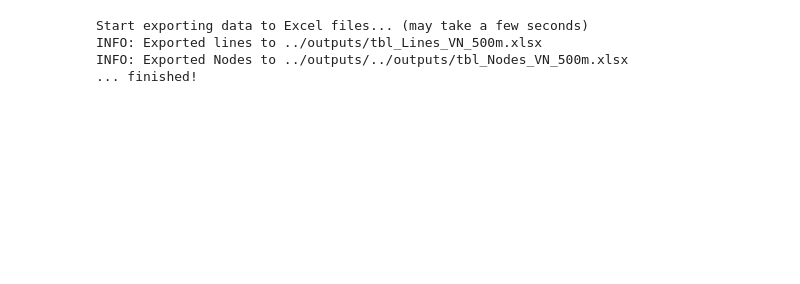
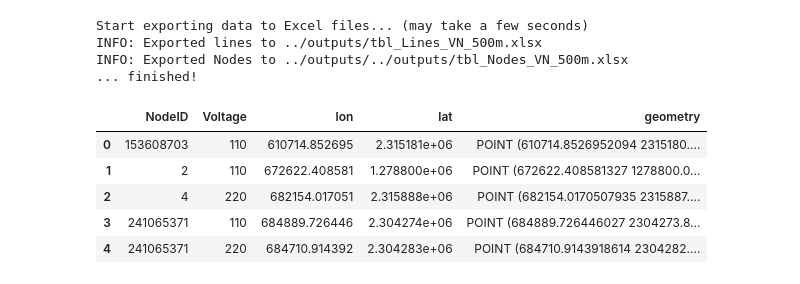
Before and after one commit to Mengqi-Ye/PowerFlowCascade, a Jupyter notebook: notebooks/workflow.ipynb, the cells around one changed output. Cells and saved outputs as stored; diff of their text form; code cells hidden in the pictures; blank space fills up the shorter version.

```diff
--- a/notebooks/workflow.ipynb
+++ b/notebooks/workflow.ipynb
@@ -321,3 +319,13 @@ Start exporting data to Excel files... (may take a few seconds)
 INFO: Exported lines to ../outputs/tbl_Lines_VN_500m.xlsx
 INFO: Exported Nodes to ../outputs/../outputs/tbl_Nodes_VN_500m.xlsx
 ... finished!
+# %%
+nodes_df = pd.read_excel(f'../outputs/tbl_Nodes_VN_{buffer_distance}m.xlsx')
+nodes_df.head()
+# %% [output]
+|  | NodeID | Voltage | lon | lat | geometry |
+| 0 | 153608703 | 110 | 610714.852695 | 2.315181e+06 | POINT (610714.8526952094 2315180.... |
+| 1 | 2 | 110 | 672622.408581 | 1.278800e+06 | POINT (672622.408581327 1278800.0... |
+| 2 | 4 | 220 | 682154.017051 | 2.315888e+06 | POINT (682154.0170507935 2315887.... |
+| 3 | 241065371 | 110 | 684889.726446 | 2.304274e+06 | POINT (684889.726446027 2304273.8... |
+| 4 | 241065371 | 220 | 684710.914392 | 2.304283e+06 | POINT (684710.9143918614 2304282.... |
```
Also changed, not shown: parts of 15 cells of this notebook, 9 other files.
